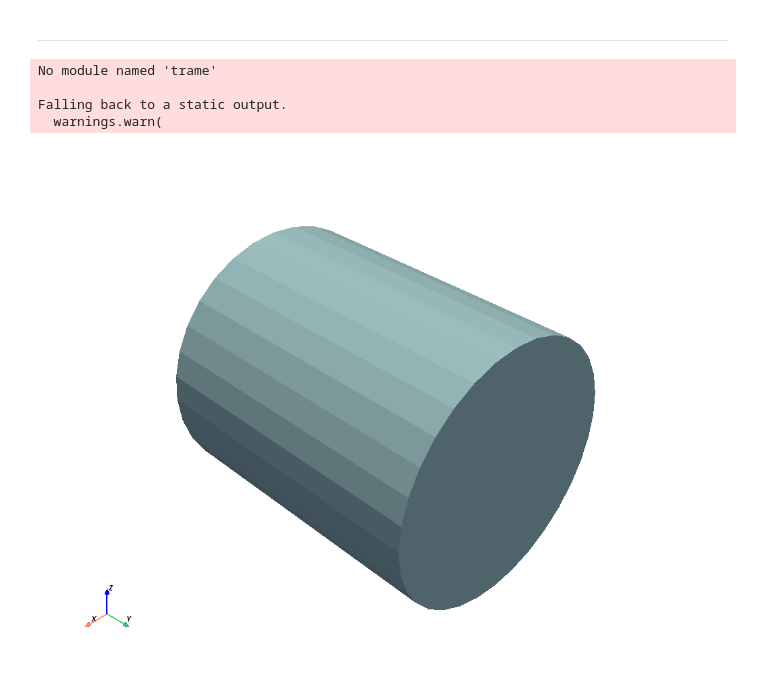
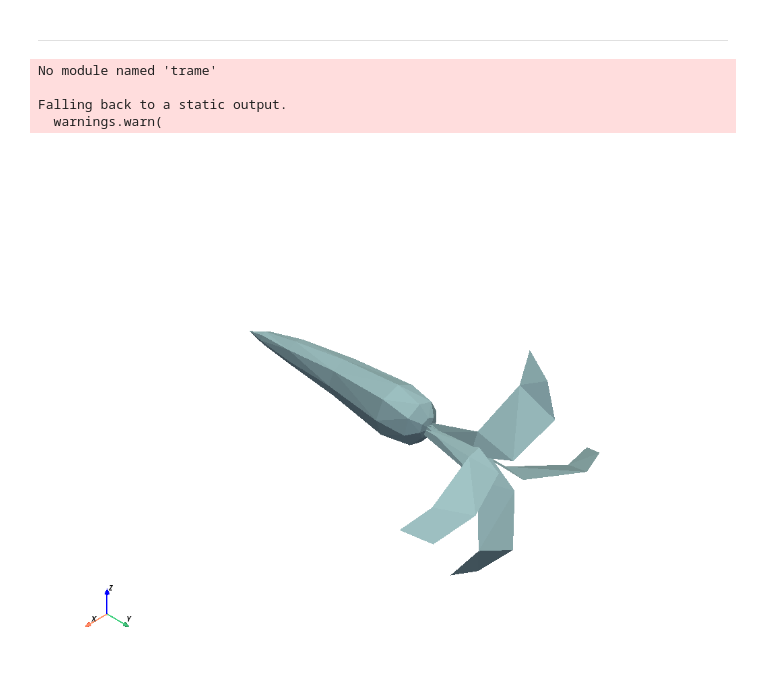
Before and after one commit to dipanjan92/Primitive-Intersection, a Jupyter notebook: test_hlbvh.ipynb, the cells around one changed output. Cells and saved outputs as stored; diff of their text form; code cells hidden in the pictures.

```diff
--- a/test_hlbvh.ipynb
+++ b/test_hlbvh.ipynb
@@ -18,30 +18,30 @@ from utils.misc import get_floor
 # %%
 #load object
 
 sphere_path = "objects/sphere.obj"
 cylinder_path = "objects/cylinder.obj"
 rabbit = "objects/rabbit.obj"
 carrot = "objects/carrot.obj"
 plane = "objects/plane.obj"
 squirrel = "objects/squirrel.obj"
 tree = "objects/broad_deciduous_tree_green_leaves.obj"
 ant = "objects/ant.obj"
 fireball = "objects/fireball.obj"
 dragon = "objects/dragon.obj"
 crawler = "objects/crawler.obj" # warning - large file!!
 
 
-file_path = cylinder_path
+file_path = carrot
 
 path = Path(file_path).resolve()
 mesh = pv.read(path)
 mesh.plot()
 # %% [output]
 No module named 'trame'
 
 Falling back to a static output.
   warnings.warn(
-[figure, old version]
+[figure, new version]
 # %%
 mesh = mesh.triangulate()
 points = np.ascontiguousarray(mesh.points)
```
Also changed, not shown: parts of 10 cells of this notebook, 3 other files.
